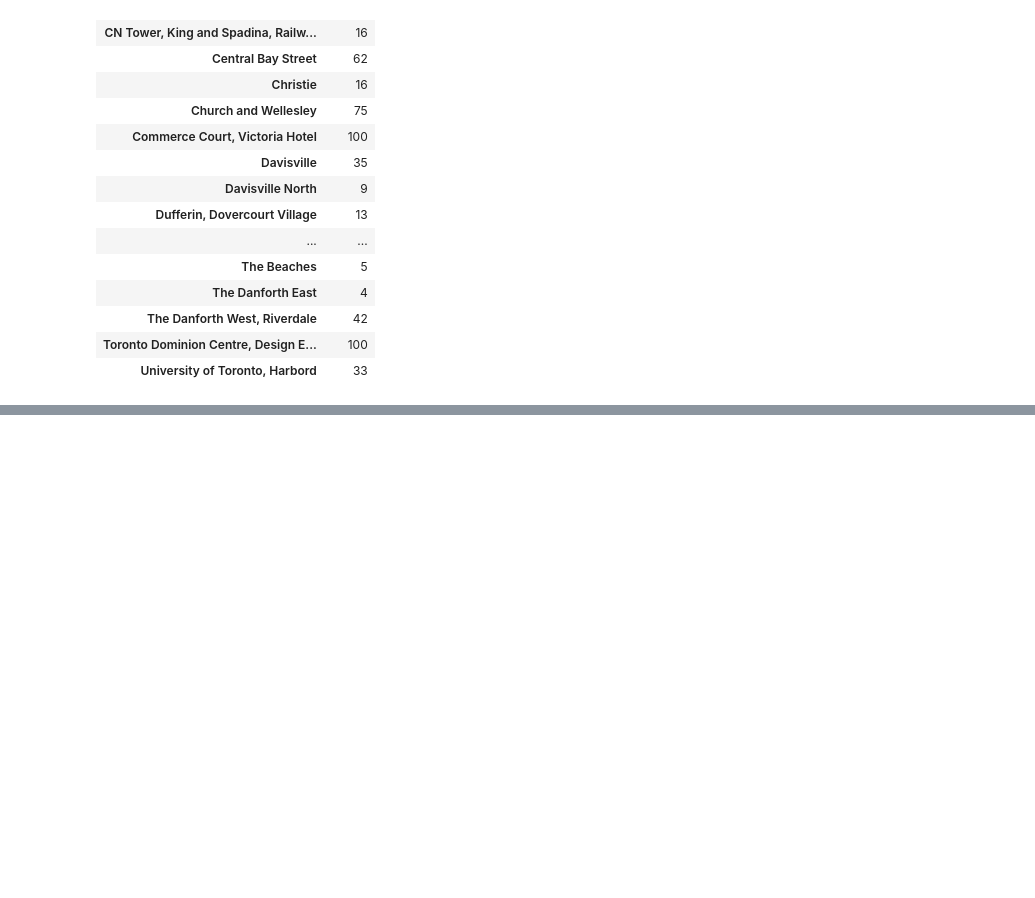
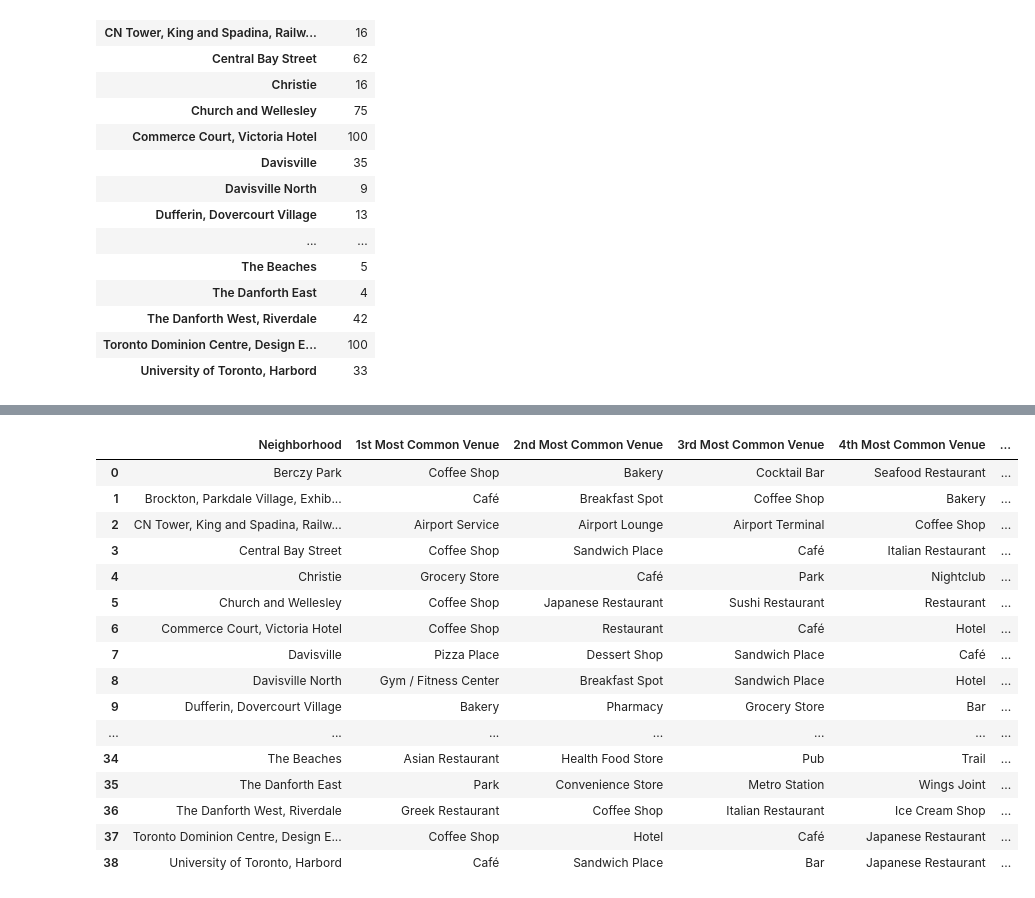
Before and after one commit to Aioioy/IBM_Capstone_Project, a Jupyter notebook: Notebook_for_IBM_Capstone_project.ipynb, the cells around one changed output, grey strips where cells are left out. Cells and saved outputs as stored; diff of their text form; code cells hidden in the pictures; blank space fills up the shorter version.

```diff
--- a/Notebook_for_IBM_Capstone_project.ipynb
+++ b/Notebook_for_IBM_Capstone_project.ipynb
@@ -222,0 +262,40 @@ display(HTML(map_Toronto._repr_html_()))
+# %%
+#Explore top 15 venue categories for each neighborhood
+num_top_venues = 15
+
+indicators = ['st', 'nd', 'rd']
+
+# create columns according to number of top venues
+columns = ['Neighborhood']
+for ind in np.arange(num_top_venues):
+    try:
+        columns.append('{}{} Most Common Venue'.format(ind+1, indicators[ind]))
+    except:
+        columns.append('{}th Most Common Venue'.format(ind+1))
+
+# create a new dataframe
+neighborhoods_venues_sorted = pd.DataFrame(columns=columns)
+neighborhoods_venues_sorted['Neighborhood'] = toronto_grouped['Neighborhood']
+
+for ind in np.arange(toronto_grouped.shape[0]):
+    neighborhoods_venues_sorted.iloc[ind, 1:] = return_most_common_venues(toronto_grouped.iloc[ind, :], num_top_venues)
+
+display(neighborhoods_venues_sorted)
+# %% [output]
+|  | Neighborhood | 1st Most Common Venue | 2nd Most Common Venue | 3rd Most Common Venue | 4th Most Common Venue | ... |
+| 0 | Berczy Park | Coffee Shop | Bakery | Cocktail Bar | Seafood Restaurant | ... |
+| 1 | Brockton, Parkdale Village, Exhib... | Café | Breakfast Spot | Coffee Shop | Bakery | ... |
+| 2 | CN Tower, King and Spadina, Railw... | Airport Service | Airport Lounge | Airport Terminal | Coffee Shop | ... |
+| 3 | Central Bay Street | Coffee Shop | Sandwich Place | Café | Italian Restaurant | ... |
+| 4 | Christie | Grocery Store | Café | Park | Nightclub | ... |
+| 5 | Church and Wellesley | Coffee Shop | Japanese Restaurant | Sushi Restaurant | Restaurant | ... |
+| 6 | Commerce Court, Victoria Hotel | Coffee Shop | Restaurant | Café | Hotel | ... |
+| 7 | Davisville | Pizza Place | Dessert Shop | Sandwich Place | Café | ... |
+| 8 | Davisville North | Gym / Fitness Center | Breakfast Spot | Sandwich Place | Hotel | ... |
+| 9 | Dufferin, Dovercourt Village | Bakery | Pharmacy | Grocery Store | Bar | ... |
+| ... | ... | ... | ... | ... | ... | ... |
+| 34 | The Beaches | Asian Restaurant | Health Food Store | Pub | Trail | ... |
+| 35 | The Danforth East | Park | Convenience Store | Metro Station | Wings Joint | ... |
+| 36 | The Danforth West, Riverdale | Greek Restaurant | Coffee Shop | Italian Restaurant | Ice Cream Shop | ... |
+| 37 | Toronto Dominion Centre, Design E... | Coffee Shop | Hotel | Café | Japanese Restaurant | ... |
+| 38 | University of Toronto, Harbord | Café | Sandwich Place | Bar | Japanese Restaurant | ... |
```
Also changed, not shown: parts of 15 cells of this notebook.
